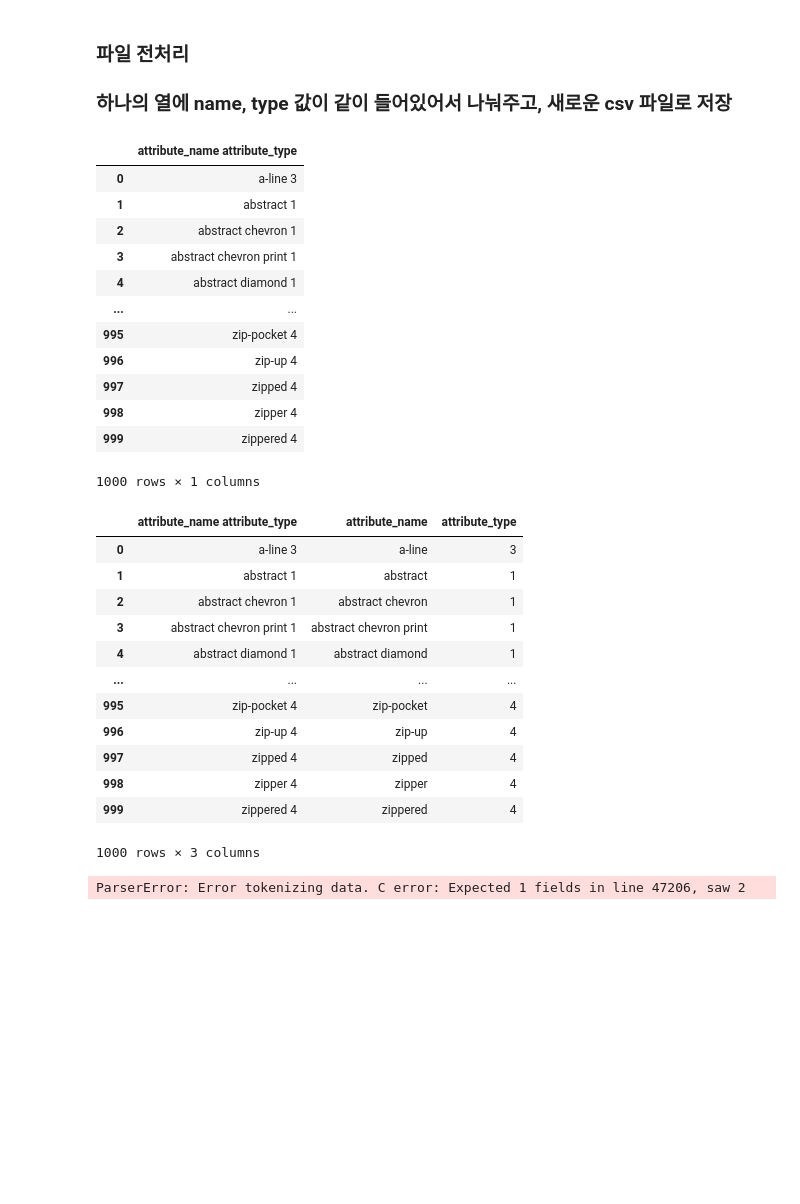
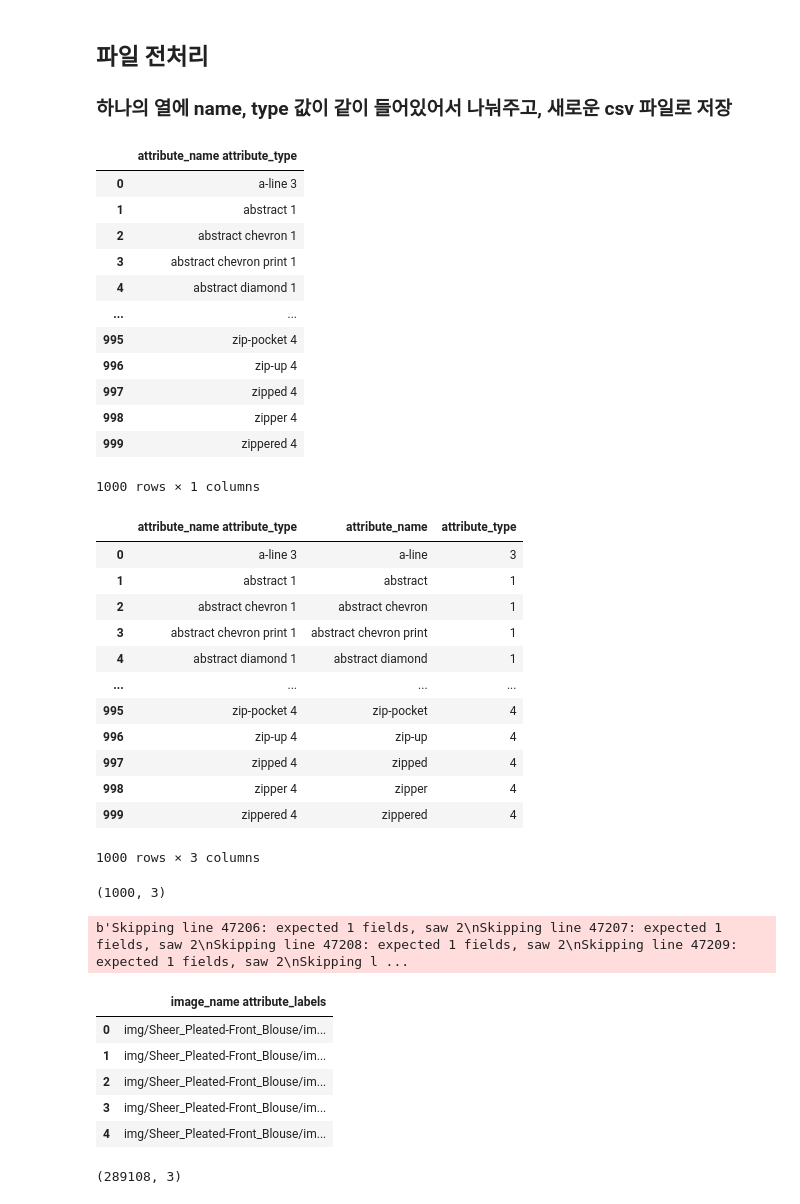
Before and after one commit to z2soo/Project, a Jupyter notebook: 의상_매칭_서비스/코드/001_파일전처리.ipynb, the cells around one changed output. Cells and saved outputs as stored; diff of their text form; code cells hidden in the pictures; blank space fills up the shorter version.

```diff
--- a/의상_매칭_서비스/코드/001_파일전처리.ipynb
+++ b/의상_매칭_서비스/코드/001_파일전처리.ipynb
@@ -3,14 +5,16 @@ import numpy as np
 import pandas as pd
 from pandas import Series, DataFrame
 # %% [markdown]
-### 파일 전처리
+## 파일 전처리
 ### 하나의 열에 name, type 값이 같이 들어있어서 나눠주고, 새로운 csv 파일로 저장
 # %%
 # 원본 파일 열어보면 맨 위에 나온 숫자 = 행의 갯수
 # 직접 지워서 사용함
 
+# 1. list_attr_cloth 파일
 
-# 1. list_attr_cloth 파일
+# attribution name / attribution type
+# 1000개 attribution name과 1~5 숫자로 표현되는 attribution type
 
 df_1 = pd.read_csv('E:\Project\list_attr_cloth.txt')
 display(df_1)
@@ -19,19 +23,8 @@ df_1.columns #['attribute_name  attribute_type']
 df_1['attribute_name'] = df_1['attribute_name  attribute_type'].str[:-1]
 df_1['attribute_type'] = df_1['attribute_name  attribute_type'].str[-1]
 display(df_1)
+print(df_1.shape)
 df_1.to_csv('E:\Project\list_attr_cloth.csv', header=True, index=False)
-
-
-# 2. list_attr_img
-
-
-# 3. list_category_cloth
-
-
-# 4. list_category_img
-
-df_2 = pd.read_csv('E:\Project\list_category_img.txt', encoding='UTF-8')
-display(df_2)
 # %% [output]
 |  | attribute_name attribute_type |
 | 0 | a-line 3 |
@@ -59,4 +52,25 @@ display(df_2)
 | 998 | zipper 4 | zipper | 4 |
 | 999 | zippered 4 | zippered | 4 |
 1000 rows × 3 columns
-ParserError: Error tokenizing data. C error: Expected 1 fields in line 47206, saw 2
+(1000, 3)
+# %%
+# 2. list_attr_img
+
+df_2 = pd.read_csv('E:\Project\list_attr_img.txt', error_bad_lines=False)
+# 에러나는 부분 있어서 skip 설정
+display(df_2.head())
+
+df_2.columns #['image_name  attribute_labels']
+df_2['image_name'] = df_2['image_name  attribute_labels'].str[:-1]
+df_2['attribute_labels'] = df_2['image_name  attribute_labels'].str[-1]
+print(df_2.shape)
+df_2.to_csv('E:\Project\list_attr_img.csv', header=True, index=False)
+# %% [output]
+b'Skipping line 47206: expected 1 fields, saw 2\nSkipping line 47207: expected 1 fields, saw 2\nSkipping line 47208: expected 1 fields, saw 2\nSkipping line 47209: expected 1 fields, saw 2\nSkipping l ...
+|  | image_name attribute_labels |
+| 0 | img/Sheer_Pleated-Front_Blouse/im... |
+| 1 | img/Sheer_Pleated-Front_Blouse/im... |
+| 2 | img/Sheer_Pleated-Front_Blouse/im... |
+| 3 | img/Sheer_Pleated-Front_Blouse/im... |
+| 4 | img/Sheer_Pleated-Front_Blouse/im... |
+(289108, 3)
```
Also changed, not shown: parts of 4 cells of this notebook.
